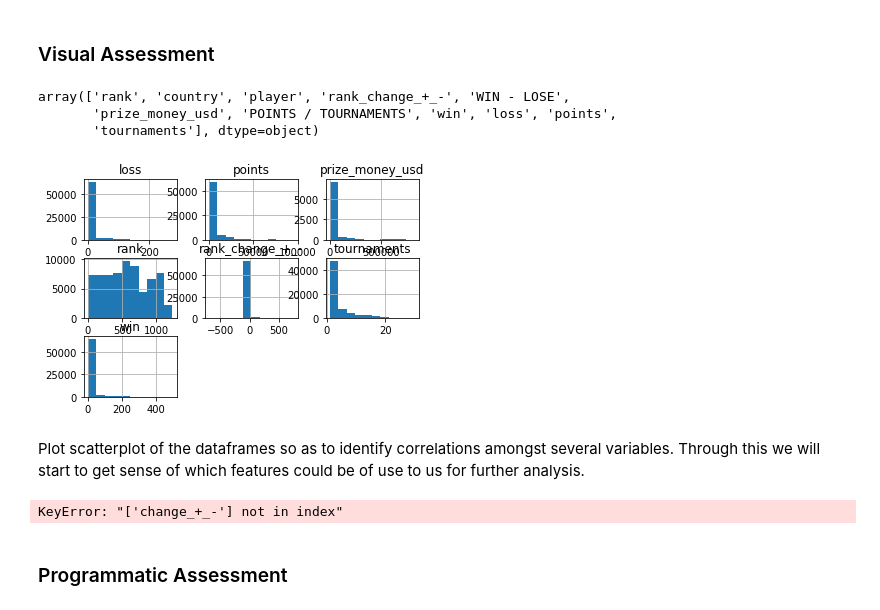
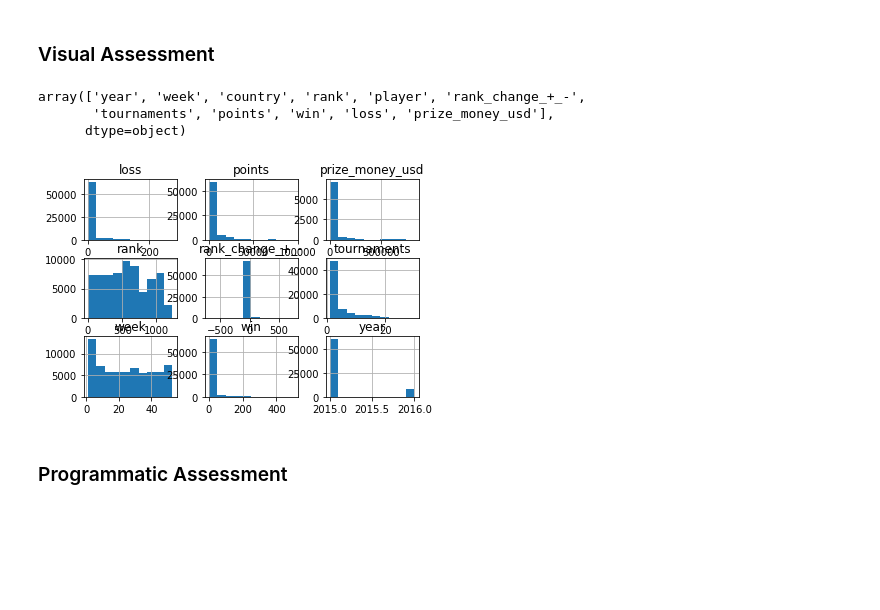
Before and after one commit to sdaphtardar/bwf-data, a Jupyter notebook: Data_Analysis_BWF-data.ipynb, the cells around one changed output. Saved outputs shown, nothing was run; the diff lists cells and outputs as text; code cells hidden in the pictures; blank space fills up the shorter version.

```diff
--- a/Data_Analysis_BWF-data.ipynb
+++ b/Data_Analysis_BWF-data.ipynb
@@ -477,0 +515,2 @@ df.sample(7)
+# %%
+df['week_new']=df['week'].map(lambda x:x[1:])
@@ -477,0 +528,2 @@ df.sample(7)
+# %%
+df['week_new']=df['week_new'].astype('int32')
@@ -517,2 +605,4 @@ df['year']=df['year'].astype('int')
+# %%
+df_new=df[['year', 'week_new','country','rank', 'player', 'rank_change_+_-','tournaments','points','win','loss','prize_money_usd' ]]
 # %% [markdown]
 ###### Test
@@ -578,2 +626,4 @@ df.sample(7)
+# %%
+df_new=df_new.rename(columns={'week_new':'week'})
 # %% [markdown]
 ###### Test
@@ -603,22 +641,15 @@ memory usage: 5.5+ MB
 # %% [markdown]
 ### Visual Assessment
 # %%
-df.columns.values
+df_new.columns.values
 # %% [output]
-array(['rank', 'country', 'player', 'rank_change_+_-', 'WIN - LOSE',
-       'prize_money_usd', 'POINTS / TOURNAMENTS', 'win', 'loss', 'points',
-       'tournaments'], dtype=object)
+array(['year', 'week', 'country', 'rank', 'player', 'rank_change_+_-',
+       'tournaments', 'points', 'win', 'loss', 'prize_money_usd'],
+      dtype=object)
 # %%
-df.hist();
+df_new.hist();
 # %% [output]
-[figure, old version]
+[figure, new version]
-# %% [markdown]
-Plot scatterplot of the dataframes so as to identify correlations amongst several variables. Through this we will start to get sense of which features could be of use to us for further analysis.
-# %%
-pd.plotting.scatter_matrix(df[['rank', 'country', 'player', 'change_+_-', 'prize_money_usd', \
-'win', 'loss', 'points', 'tournaments']]);
-# %% [output]
-KeyError: "['change_+_-'] not in index"
 # %% [markdown]
 ### Programmatic Assessment
 # %% [markdown]
```
Also changed, not shown: parts of 68 cells of this notebook.
